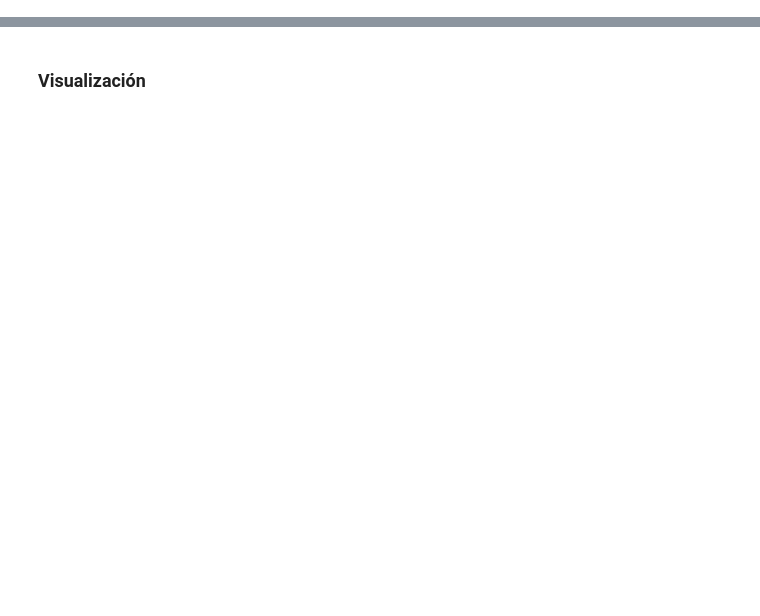
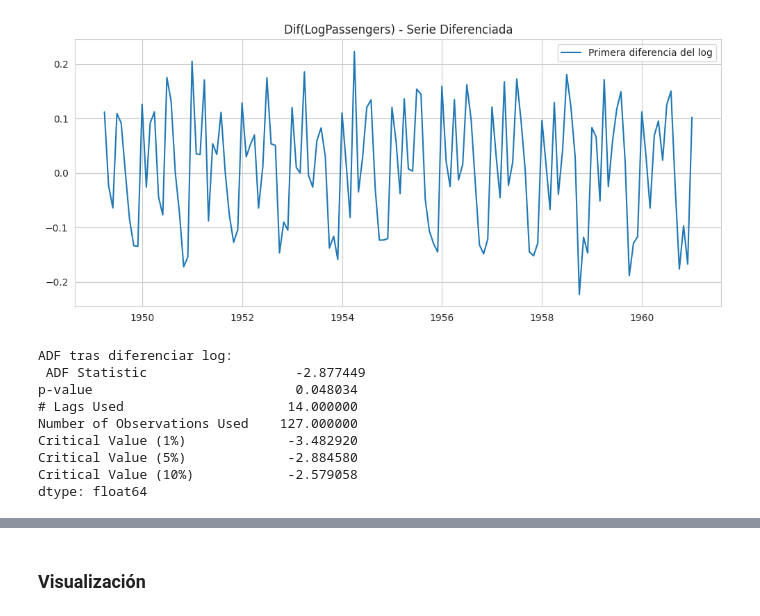
Before and after one commit to Caumel/time_series_course, a Jupyter notebook: Tema_4.ipynb, the cells around one changed output, grey strips where cells are left out. Cells and saved outputs as stored; diff of their text form; code cells hidden in the pictures; blank space fills up the shorter version.

```diff
--- a/Tema_4.ipynb
+++ b/Tema_4.ipynb
@@ -199,0 +161,12 @@ forecast = results2.predict(start=start, end=end, dynamic=False)
+# %%
+# Sección 3: Test ADF
+def adf_test(series):
+    result = adfuller(series.dropna(), autolag='AIC')
+    labels = ['ADF Statistic','p-value','# Lags Used','Number of Observations Used']
+    out = pd.Series(result[0:4], index=labels)
+    for key, val in result[4].items():
+        out['Critical Value (%s)'%key] = val
+    return out
+
+adf_result = adf_test(df_air['AirPassengers'])
+print("Test ADF (AirPassengers):\n", adf_result)
@@ -199,0 +207,27 @@ forecast = results2.predict(start=start, end=end, dynamic=False)
+# %%
+df_air['LogPassengers'] = np.log(df_air['AirPassengers'])
+
+# Primera diferencia
+df_air['Diff_LogPassengers'] = df_air['LogPassengers'].diff()
+
+# Plot de la serie diferenciada
+plt.figure(figsize=(12,5))
+plt.plot(df_air.index, df_air['Diff_LogPassengers'], label='Primera diferencia del log')
+plt.title("Dif(LogPassengers) - Serie Diferenciada")
+plt.legend()
+plt.show()
+
+# Test ADF de la serie diferenciada
+adf_diff = adf_test(df_air['Diff_LogPassengers'].dropna())
+print("ADF tras diferenciar log:\n", adf_diff)
+# %% [output]
+[figure, added]
+ADF tras diferenciar log:
+ ADF Statistic                   -2.877449
+p-value                          0.048034
+# Lags Used                     14.000000
+Number of Observations Used    127.000000
+Critical Value (1%)             -3.482920
+Critical Value (5%)             -2.884580
+Critical Value (10%)            -2.579058
+dtype: float64
```
Also changed, not shown: parts of 47 cells of this notebook.
